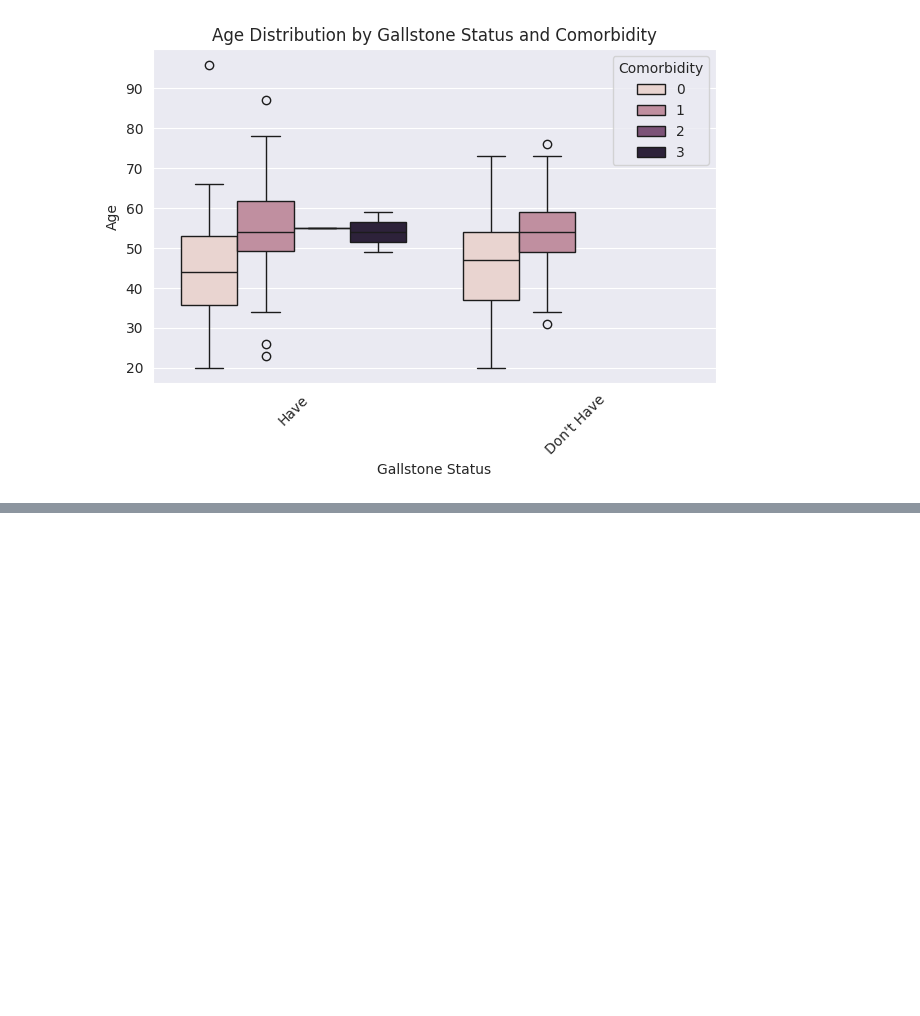
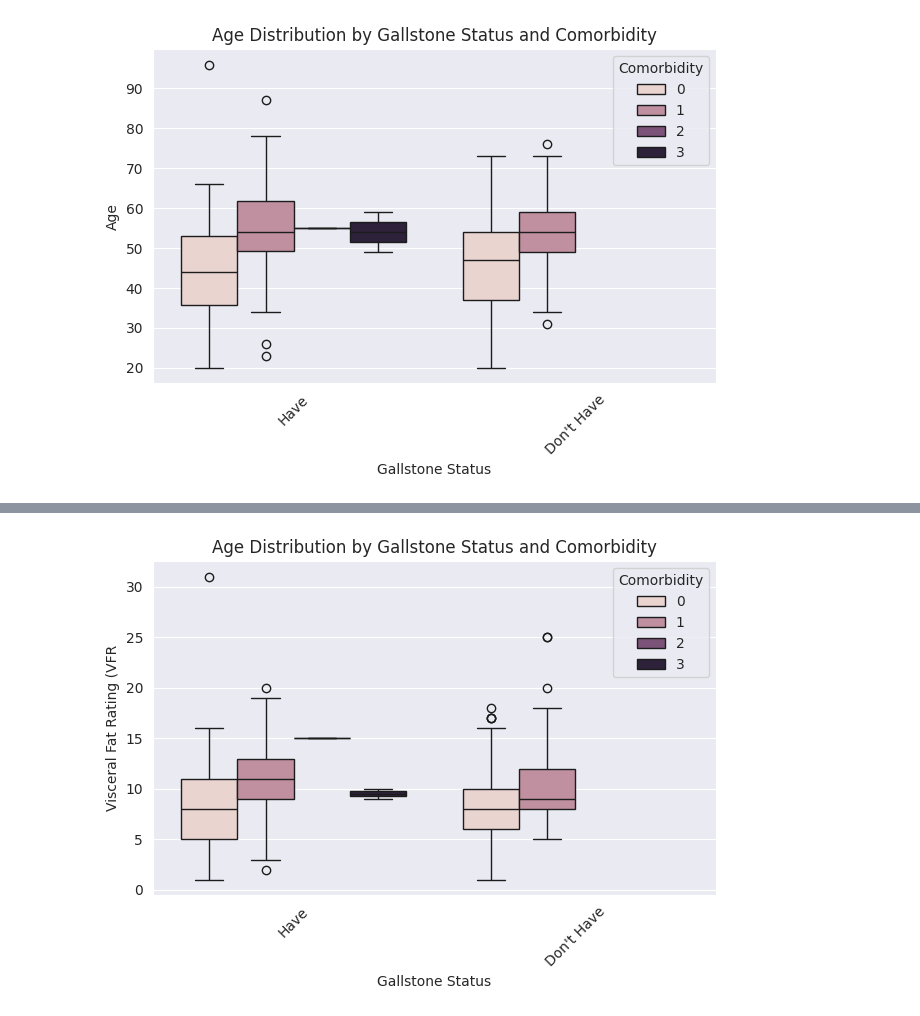
Before and after one commit to Bhawesh-Agrawal/Gallstone_Risk_Stratification, a Jupyter notebook: Notebook/EDA.ipynb, the cells around one changed output, grey strips where cells are left out. Cells and saved outputs as stored; diff of their text form; code cells hidden in the pictures; blank space fills up the shorter version.

```diff
--- a/Notebook/EDA.ipynb
+++ b/Notebook/EDA.ipynb
@@ -205,0 +252,10 @@ plt.show()
+# %%
+sns.boxplot(data=data, x='Gallstone Status', y = 'Visceral Fat Rating (VFR)', hue='Comorbidity')
+plt.title("Age Distribution by Gallstone Status and Comorbidity")
+plt.xlabel("Gallstone Status")
+plt.ylabel("Visceral Fat Rating (VFR")
+plt.xticks(rotation=45, ticks = [0, 1], labels = ["Have", "Don't Have"])
+plt.tight_layout()
+plt.show()
+# %% [output]
+[figure, added]
```
Also changed, not shown: parts of 3 cells of this notebook.
